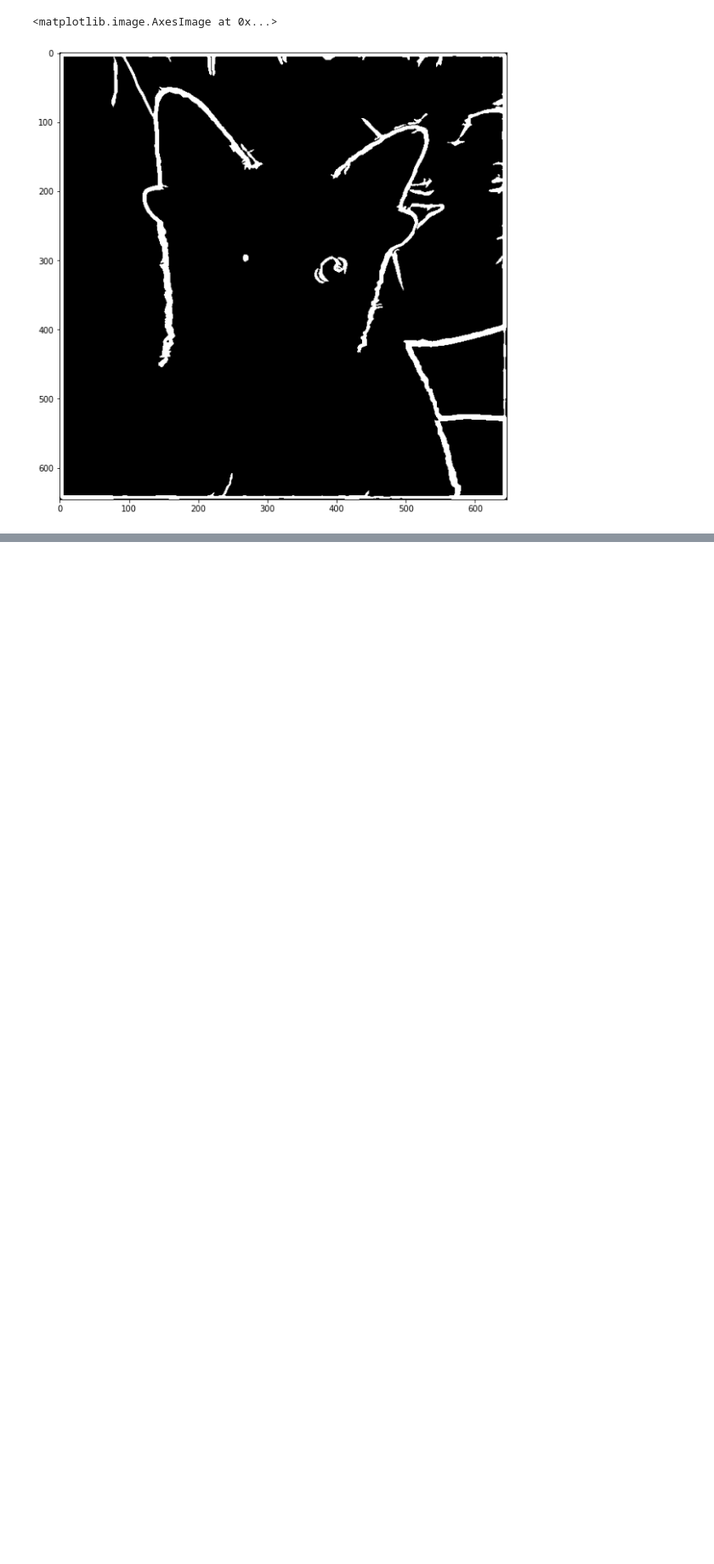
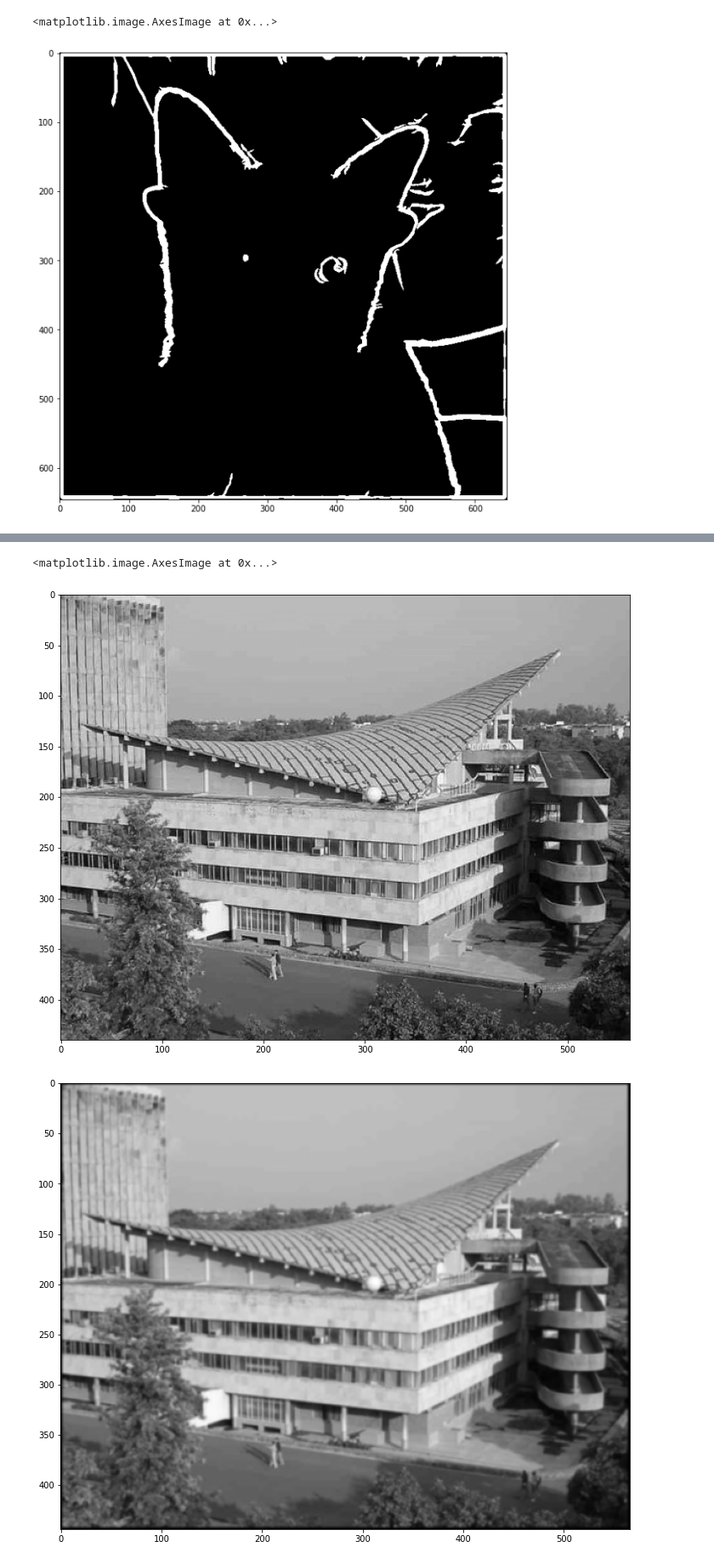
Before and after one commit to fricai/canny-edge, a Jupyter notebook: canny_edge.ipynb, the cells around one changed output, grey strips where cells are left out. Shown at 85% size. Cells and saved outputs as stored; diff of their text form; code cells hidden in the pictures; blank space fills up the shorter version.

```diff
--- a/canny_edge.ipynb
+++ b/canny_edge.ipynb
@@ -60,7 +60,7 @@ def gradient_sobel(img):
     I_x = signal.convolve2d(img, sobel_x,'same')
     I_y = signal.convolve2d(img, sobel_y,'same')
     magnitude = np.sqrt(I_x ** 2 + I_y ** 2)
-    phase = np.arctan2(I_x, I_y)
+    phase = np.arctan2(I_y, I_x)
     phase = (45 * np.round(phase / (np.pi / 4)) + 180) % 180
     return magnitude, phase
 
@@ -248,0 +209,31 @@ plt.imshow(hyst)
+# %%
+image = mpimg.imread("images/dogra.jpeg")
+image_gr = rgb2gray(image)
+
+figureSize = (12,10)
+plt.figure("Original Image", figsize=figureSize)
+plt.imshow(image_gr)
+plt.set_cmap("gray")
+
+smooth_img = gaussian_smooth(image_gr, 5, 1)
+plt.figure("Smoothed", figsize = figureSize)
+plt.imshow(smooth_img)
+
+plt.figure("Sobel Gradient", figsize = figureSize)
+grad, phase = gradient_sobel(smooth_img)
+plt.imshow(grad)
+
+plt.figure("Sobel Phase", figsize = figureSize)
+plt.imshow(phase)
+
+thin = edge_thin(grad, phase)
+plt.figure("Thin edge", figsize = figureSize)
+plt.imshow(thin)
+
+plt.figure("Hysterisis", figsize = figureSize)
+hyst = hysteresis(thin, 0.1, 0.5)
+plt.imshow(hyst)
+# %% [output]
+<matplotlib.image.AxesImage at 0x...>
+[figure, added]
+[figure, added]
```
Also changed, not shown: parts of 4 cells of this notebook.
